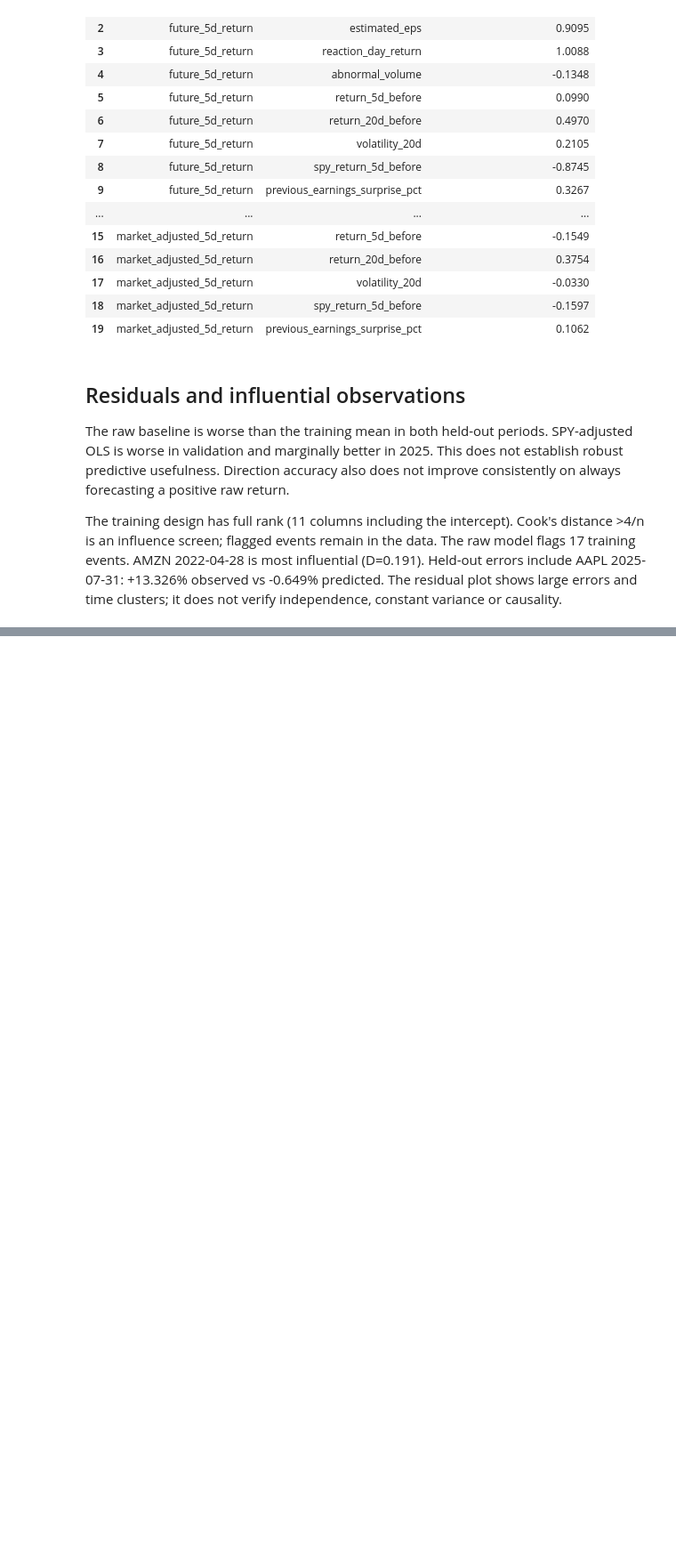
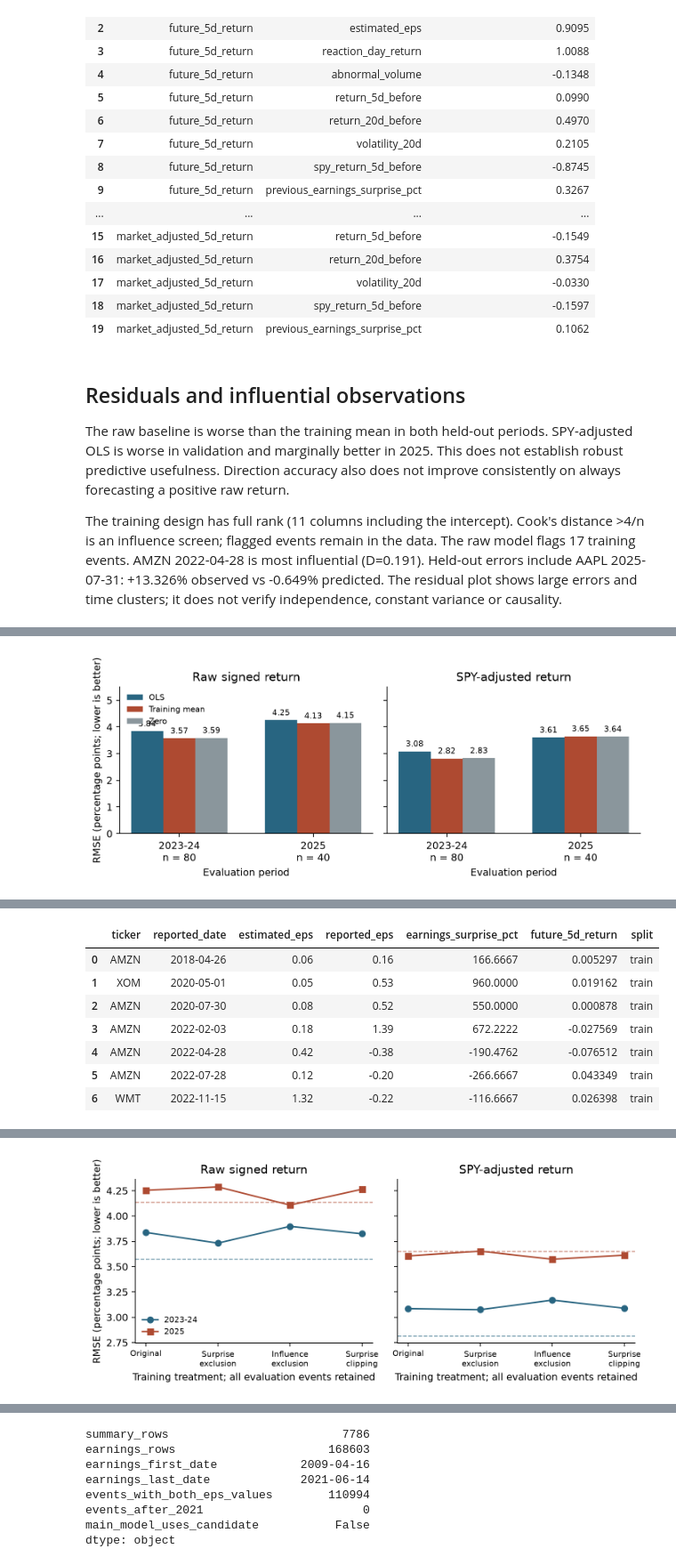
Before and after one commit to vdwang/ISYE4031_Earnings_Project_Group9, a Jupyter notebook: notebooks/02_milestone2_analysis.ipynb, the cells around one changed output, grey strips where cells are left out. Shown at 89% size. Saved outputs shown, nothing was run; the diff lists cells and outputs as text; code cells hidden in the pictures; blank space fills up the shorter version.

Commit message:
Complete Meeting 2 outlier sensitivity and data quality review

```diff
--- a/notebooks/02_milestone2_analysis.ipynb
+++ b/notebooks/02_milestone2_analysis.ipynb
@@ -262,0 +271,17 @@ display(pd.DataFrame(summary['diagnostics']).T)
+# %%
+display(Image(filename=str(FIG / '04_baseline_comparison.png')))
+display(pd.read_csv(OUT / 'holdout_residual_summary.csv').round(4))
+display(pd.read_csv(OUT / 'large_surprise_events.csv'))
+display(pd.read_csv(OUT / 'outlier_sensitivity.csv').round(4))
+display(Image(filename=str(FIG / '05_outlier_sensitivity.png')))
+display(pd.read_csv(OUT / 'performance_by_year.csv').round(4))
+display(pd.read_csv(OUT / 'performance_by_volatility.csv').round(4))
+display(pd.read_csv(OUT / 'leave_one_quarter_out.csv').round(4))
+display(pd.read_csv(OUT / 'history_coverage_audit.csv'))
+if (OUT / 'kaggle_candidate_audit.json').exists():
+    candidate = json.loads((OUT / 'kaggle_candidate_audit.json').read_text())
+    display(pd.Series({k: candidate[k] for k in [
+        'summary_rows', 'earnings_rows', 'earnings_first_date', 'earnings_last_date',
+        'events_with_both_eps_values', 'events_after_2021', 'main_model_uses_candidate']}))
+# %% [output]
+[figure, added]
@@ -262,0 +293,8 @@ display(pd.DataFrame(summary['diagnostics']).T)
+|  | ticker | reported_date | estimated_eps | reported_eps | earnings_surprise_pct | future_5d_return | split |
+| 0 | AMZN | 2018-04-26 | 0.06 | 0.16 | 166.6667 | 0.005297 | train |
+| 1 | XOM | 2020-05-01 | 0.05 | 0.53 | 960.0000 | 0.019162 | train |
+| 2 | AMZN | 2020-07-30 | 0.08 | 0.52 | 550.0000 | 0.000878 | train |
+| 3 | AMZN | 2022-02-03 | 0.18 | 1.39 | 672.2222 | -0.027569 | train |
+| 4 | AMZN | 2022-04-28 | 0.42 | -0.38 | -190.4762 | -0.076512 | train |
+| 5 | AMZN | 2022-07-28 | 0.12 | -0.20 | -266.6667 | 0.043349 | train |
+| 6 | WMT | 2022-11-15 | 1.32 | -0.22 | -116.6667 | 0.026398 | train |
@@ -262,0 +318 @@ display(pd.DataFrame(summary['diagnostics']).T)
+[figure, added]
@@ -263 +381,9 @@ display(pd.DataFrame(summary['diagnostics']).T)
+summary_rows                         7786
+earnings_rows                      168603
+earnings_first_date            2009-04-16
+earnings_last_date             2021-06-14
+events_with_both_eps_values        110994
+events_after_2021                       0
+main_model_uses_candidate           False
+dtype: object
 # %% [markdown]
```
Also changed, not shown: parts of 3 cells of this notebook, 40 other files.
